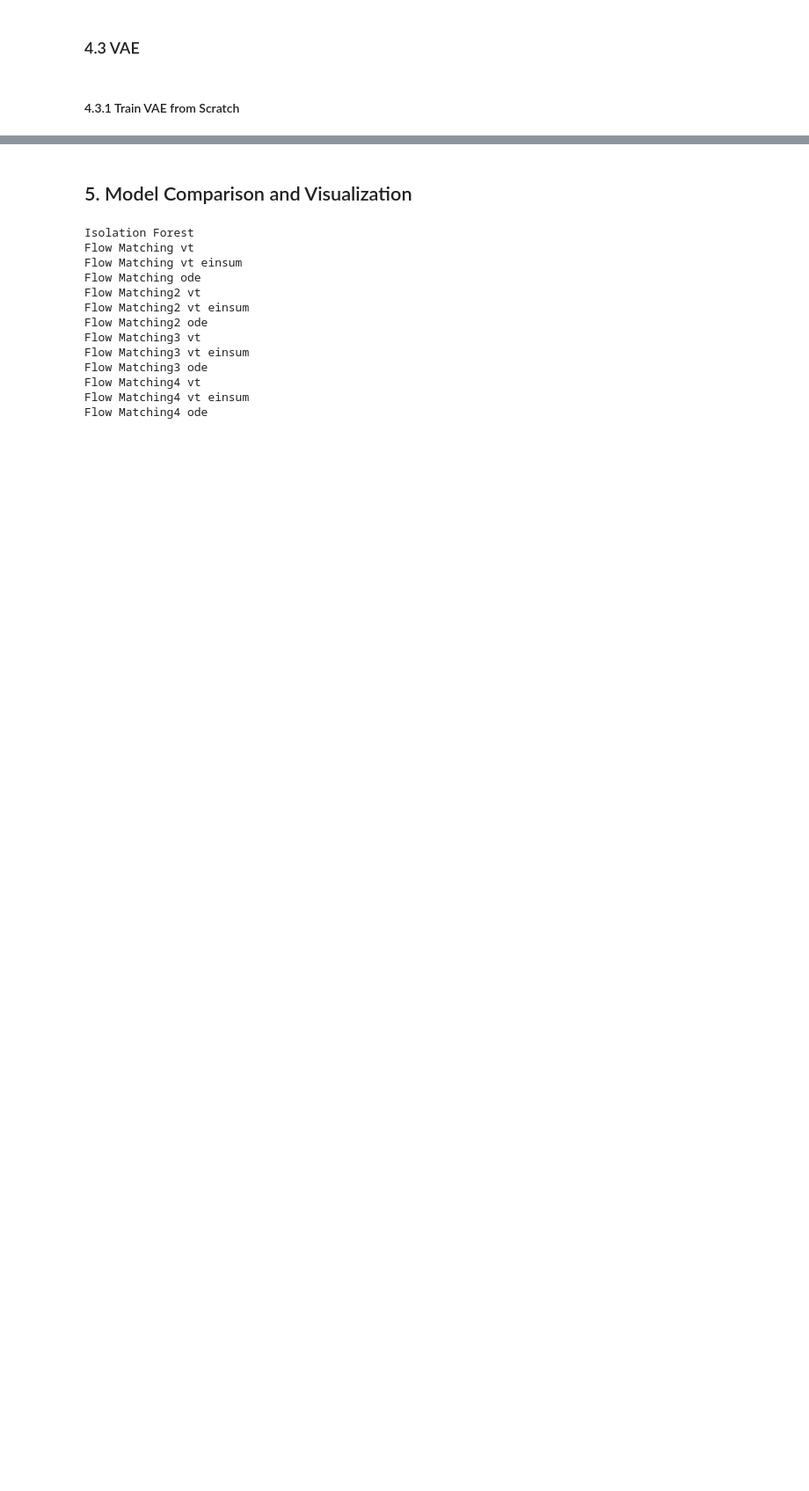
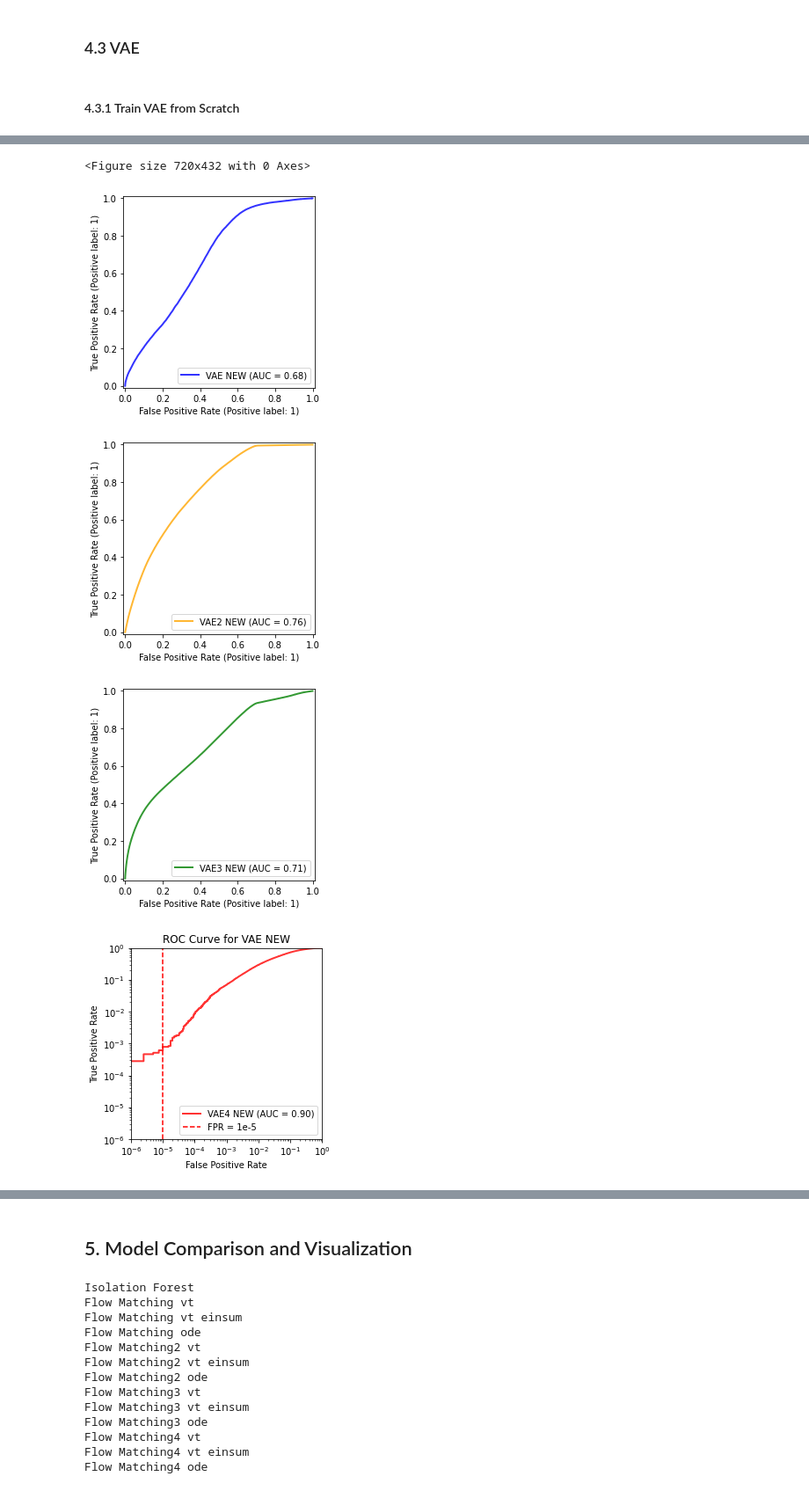
Before and after one commit to francesco-vaselli/fAD, a Jupyter notebook: experiments/test_trainings.ipynb, the cells around one changed output, grey strips where cells are left out. Shown at 88% size. Drawn from its saved outputs; the diff is of its cells as text; code cells hidden in the pictures; blank space fills up the shorter version.

Commit message:
better validation of trainings

```diff
--- a/experiments/test_trainings.ipynb
+++ b/experiments/test_trainings.ipynb
@@ -50,9 +49,9 @@ import hls4ml
 # %%
 # Set paths to dataset files
 path_bkg = (
-    "/home/fvaselli/Documents/PHD/fAD/fad/data/ad_challenge/background_for_training.h5"
+    "/eos/user/f/fvaselli/fAD/fad/data/ad_challenge/background_for_training.h5"
 )
-path_anom = "/home/fvaselli/Documents/PHD/fAD/fad/data/ad_challenge/Ato4l_lepFilter_13TeV_filtered.h5"
+path_anom = "/eos/user/f/fvaselli/fAD/fad/data/ad_challenge/Ato4l_lepFilter_13TeV_filtered.h5"
 
 # Load challenge datasets
 print("Loading datasets...")
@@ -64,7 +63,7 @@ print(f"Test set shape: {dataset.test.shape}")
 print(f"Number of anomalies in test set: {np.sum(dataset.test_labels)}")
 
 # dataset 2 with different anomaly process
-path_anom2 = "/home/fvaselli/Documents/PHD/fAD/fad/data/ad_challenge/leptoquark_LOWMASS_lepFilter_13TeV_filtered.h5"
+path_anom2 = "/eos/user/f/fvaselli/fAD/fad/data/ad_challenge/leptoquark_LOWMASS_lepFilter_13TeV_filtered.h5"
 
 # Load challenge datasets
 print("Loading datasets...")
@@ -76,7 +75,7 @@ print(f"Training set shape: {dataset2.train.shape}")
 print(f"Test set shape: {dataset2.test.shape}")
 print(f"Number of anomalies in test set: {np.sum(dataset2.test_labels)}")
 
-path_anom3 = "/home/fvaselli/Documents/PHD/fAD/fad/data/ad_challenge/hToTauTau_13TeV_PU20_filtered.h5"
+path_anom3 = "/eos/user/f/fvaselli/fAD/fad/data/ad_challenge/hToTauTau_13TeV_PU20_filtered.h5"
 # Load challenge datasets
 print("Loading datasets...")
 dataset3 = _load_h5_challenge_dataset(
@@ -87,7 +86,7 @@ print(f"Training set shape: {dataset3.train.shape}")
 print(f"Test set shape: {dataset3.test.shape}")
 print(f"Number of anomalies in test set: {np.sum(dataset3.test_labels)}")
 
-path_anom4 = "/home/fvaselli/Documents/PHD/fAD/fad/data/ad_challenge/hChToTauNu_13TeV_PU20_filtered.h5"
+path_anom4 = "/eos/user/f/fvaselli/fAD/fad/data/ad_challenge/hChToTauNu_13TeV_PU20_filtered.h5"
 # Load challenge datasets
 print("Loading datasets...")
 dataset4 = _load_h5_challenge_dataset(
@@ -600 +632,54 @@ print("Saved final VAE model weights")
+# %%
+# plot the ROC curve for the VAE
+plt.figure(figsize=(10, 6))
+RocCurveDisplay.from_predictions(
+    dataset.test_labels,
+    score0_new,
+    name="VAE NEW",
+    color="blue",
+    alpha=0.8,
+    lw=2,
+)
+RocCurveDisplay.from_predictions(
+    dataset2.test_labels,
+    score2_new,
+    name="VAE2 NEW",
+    color="orange",
+    alpha=0.8,
+    lw=2,
+)
+RocCurveDisplay.from_predictions(
+    dataset3.test_labels,
+    score3_new,
+    name="VAE3 NEW",
+    color="green",
+    alpha=0.8,
+    lw=2,
+)
+RocCurveDisplay.from_predictions(
+    dataset4.test_labels,
+    score4_new,
+    name="VAE4 NEW",
+    color="red",
+    alpha=0.8,
+    lw=2,
+)
+plt.axvline(x=1e-5, color="red", linestyle="--", label="FPR = 1e-5")
+plt.xscale("log")
+plt.yscale("log")
+plt.xlim([1e-6, 1])
+plt.ylim([1e-6, 1])
+plt.grid(True)
+plt.title("ROC Curve for VAE NEW")
+plt.xlabel("False Positive Rate")
+plt.ylabel("True Positive Rate")
+plt.grid()
+plt.legend()
+plt.show()
+# %% [output]
+<Figure size 720x432 with 0 Axes>
+[figure, added]
+[figure, added]
+[figure, added]
+[figure, added]
 # %%
```
Also changed, not shown: parts of 21 cells of this notebook.
